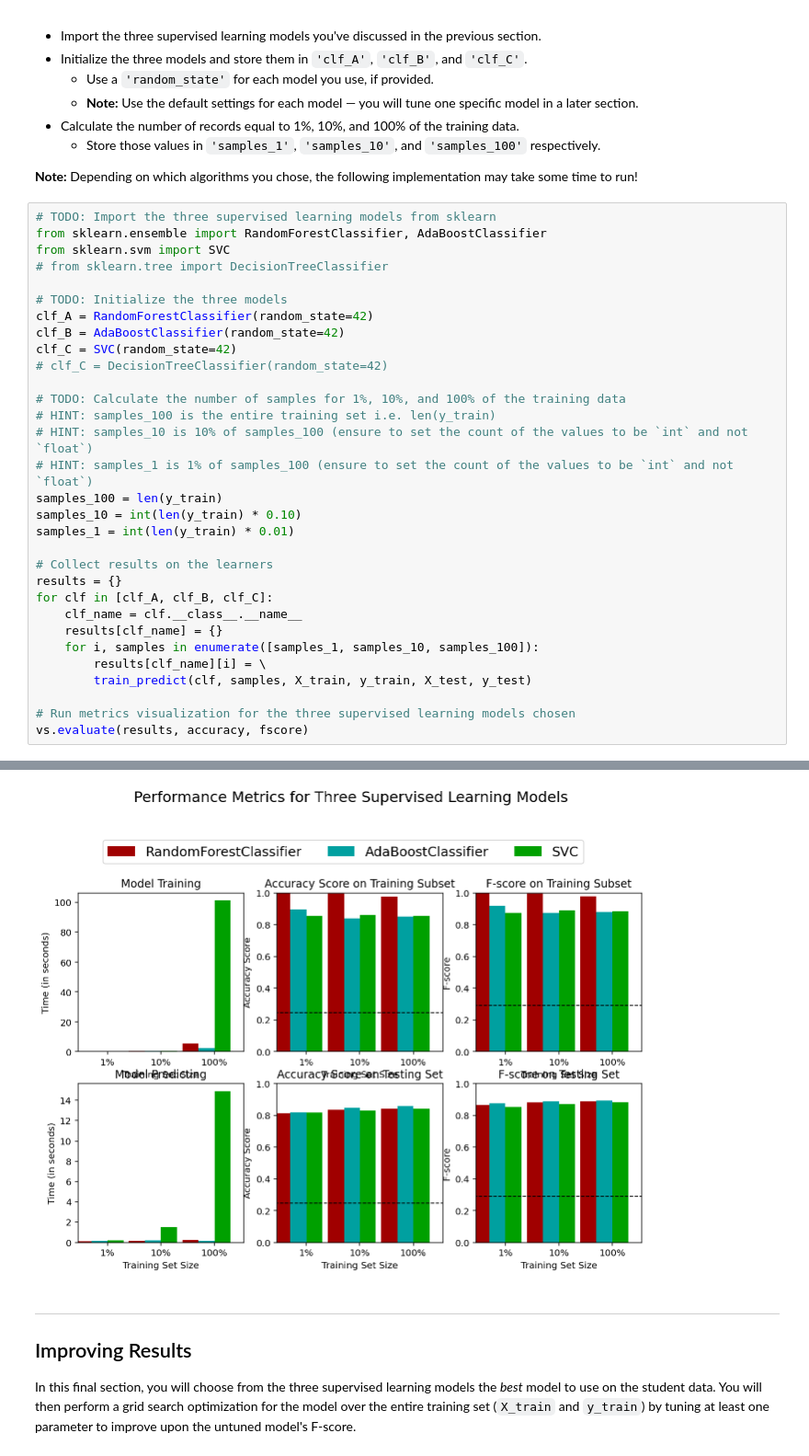
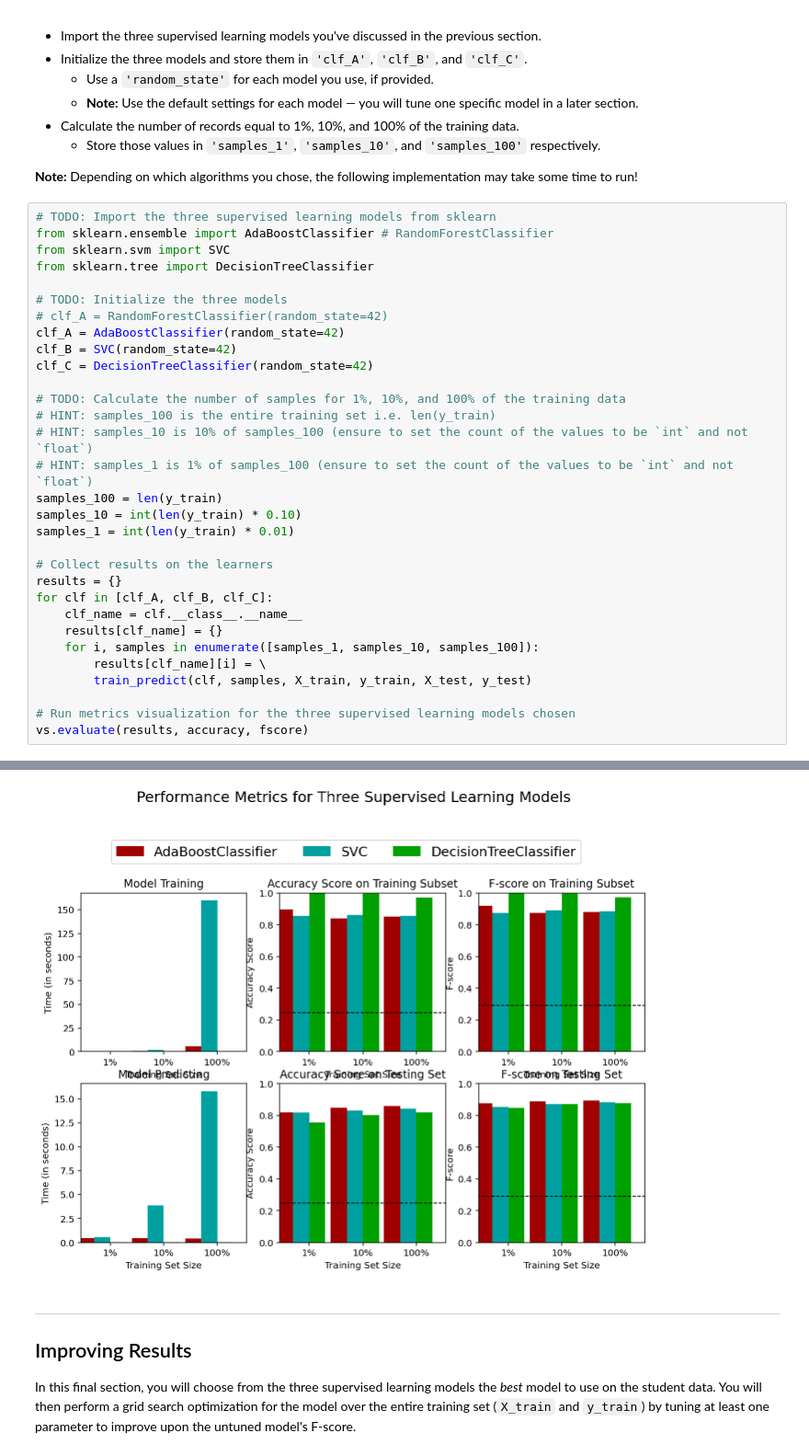
Before and after one commit to tom-itl/Machine_Learning, a Jupyter notebook: finding_donors/finding_donors.ipynb, the cells around one changed output, grey strips where cells are left out. Shown at 92% size. Cells and saved outputs as stored; diff of their text form.

```diff
--- a/finding_donors/finding_donors.ipynb
+++ b/finding_donors/finding_donors.ipynb
@@ -399,15 +444,15 @@ In the code cell, you will need to implement the following:
 **Note:** Depending on which algorithms you chose, the following implementation may take some time to run!
 # %%
 # TODO: Import the three supervised learning models from sklearn
-from sklearn.ensemble import RandomForestClassifier, AdaBoostClassifier
+from sklearn.ensemble import AdaBoostClassifier # RandomForestClassifier
 from sklearn.svm import SVC
-# from sklearn.tree import DecisionTreeClassifier
+from sklearn.tree import DecisionTreeClassifier
 
 # TODO: Initialize the three models
-clf_A = RandomForestClassifier(random_state=42)
-clf_B = AdaBoostClassifier(random_state=42)
-clf_C = SVC(random_state=42)
-# clf_C = DecisionTreeClassifier(random_state=42)
+# clf_A = RandomForestClassifier(random_state=42)
+clf_A = AdaBoostClassifier(random_state=42)
+clf_B = SVC(random_state=42)
+clf_C = DecisionTreeClassifier(random_state=42)
 
 # TODO: Calculate the number of samples for 1%, 10%, and 100% of the training data
 # HINT: samples_100 is the entire training set i.e. len(y_train)
@@ -441,4 +486,4 @@ SVC trained on 36177 samples.
-[figure, old version]
+[figure, new version]
 # %% [markdown]
 ----
 ## Improving Results
```
Also changed, not shown: parts of 7 cells of this notebook.
